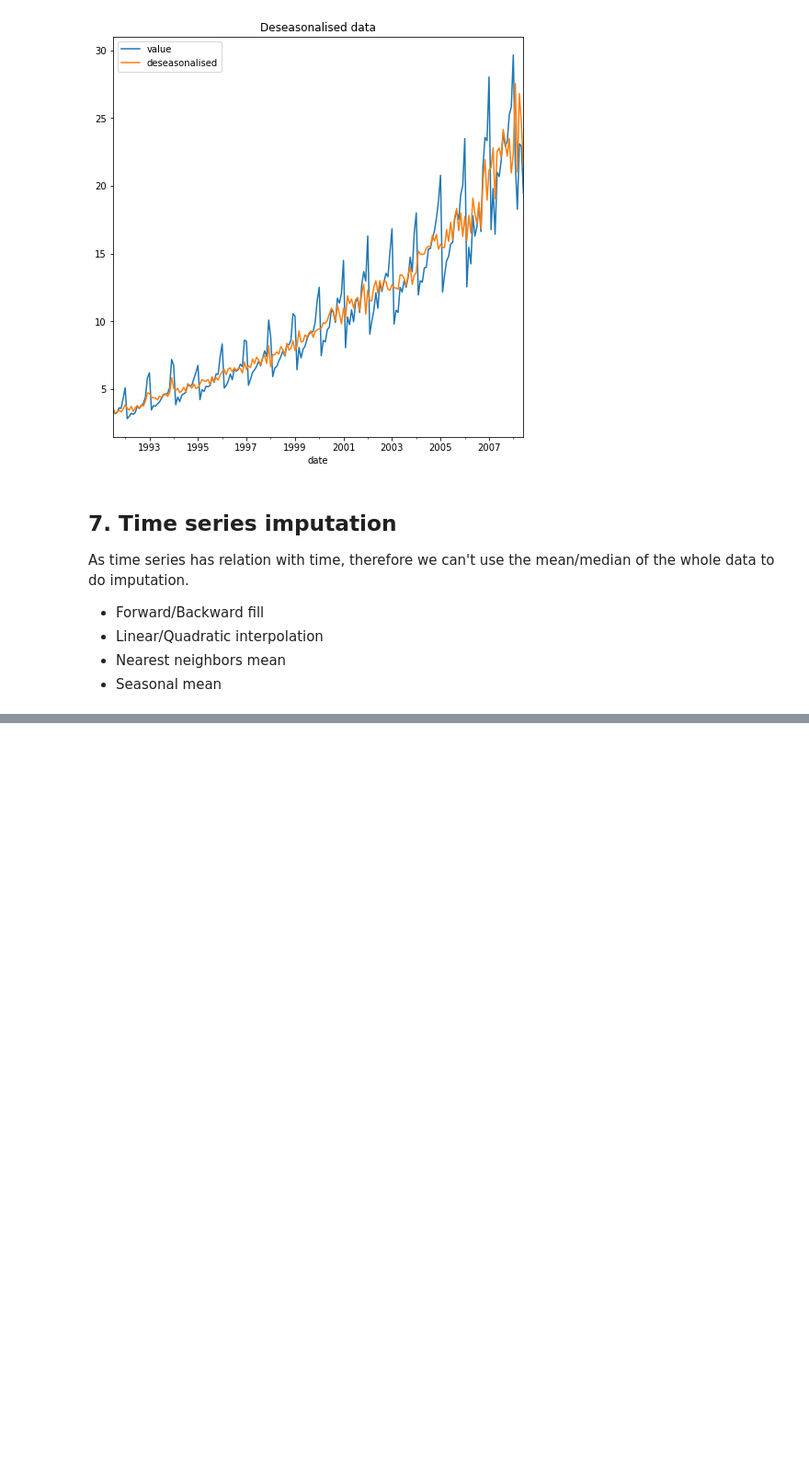
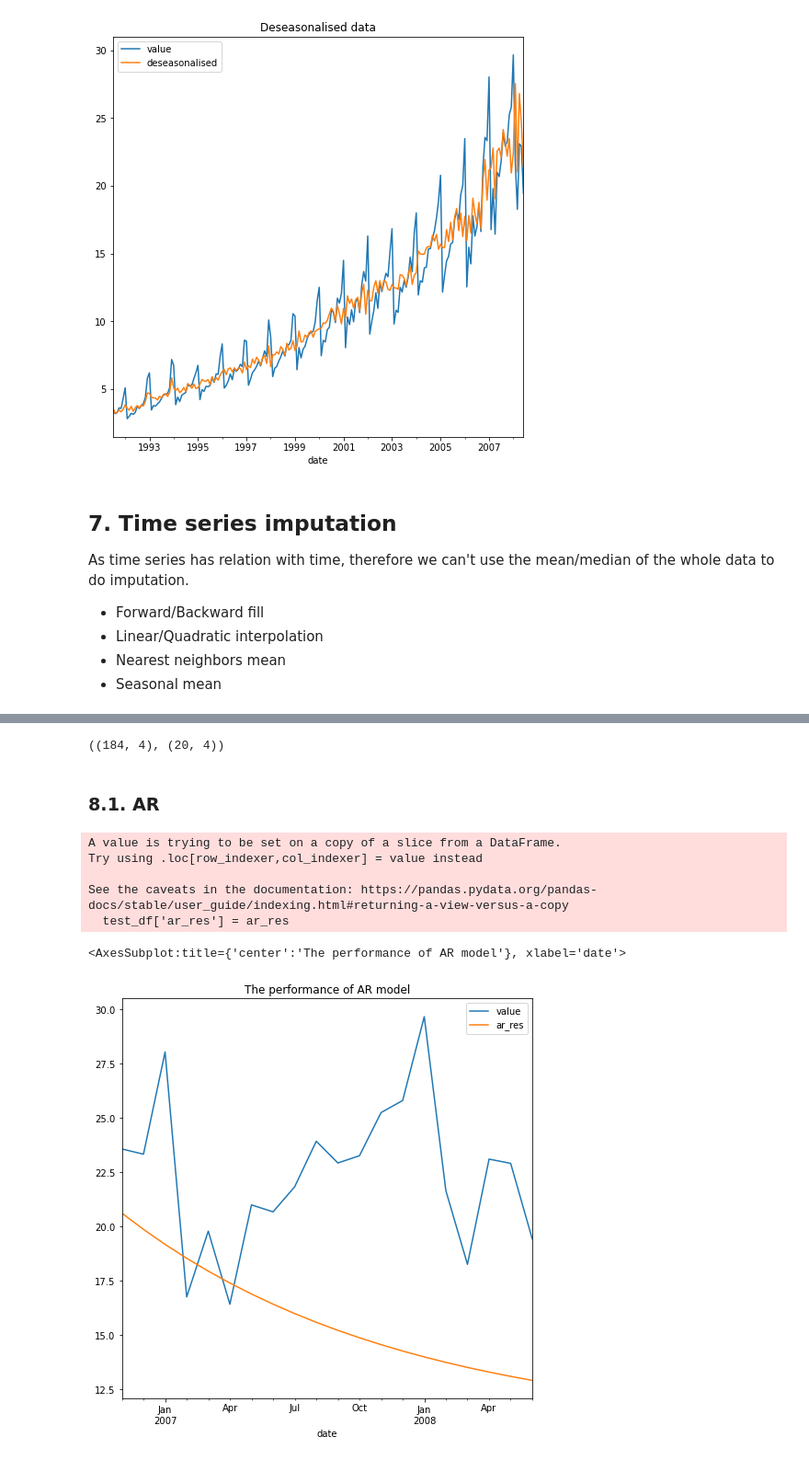
Before and after one commit to AaronOS0/machineLearning_cheatsheet, a Jupyter notebook: TimeSeries/ts_general.ipynb, the cells around one changed output, grey strips where cells are left out. Shown: that part at 92% size. Cells and saved outputs as stored; diff of their text form; code cells hidden in the pictures; blank space fills up the shorter version.

Commit message:
update models part

```diff
--- a/TimeSeries/ts_general.ipynb
+++ b/TimeSeries/ts_general.ipynb
@@ -222,0 +259,27 @@ As time series has relation with time, therefore we can't use the mean/median of
+# %%
+# Train/Test Split
+train_df = df.loc[:'2006-10-01', :]
+test_df = df.loc['2006-10-02':, :]
+train_df.shape, test_df.shape
+# %% [output]
+((184, 4), (20, 4))
+# %% [markdown]
+### 8.1. AR
+# %%
+from statsmodels.tsa.ar_model import AutoReg
+
+ar_model = AutoReg(train_df.value, lags=1).fit()
+ar_res = ar_model.predict('2006-10-02','2008-06-01')
+# %%
+test_df['ar_res'] = ar_res
+# %% [output]
+A value is trying to be set on a copy of a slice from a DataFrame.
+Try using .loc[row_indexer,col_indexer] = value instead
+
+See the caveats in the documentation: https://pandas.pydata.org/pandas-docs/stable/user_guide/indexing.html#returning-a-view-versus-a-copy
+  test_df['ar_res'] = ar_res
+# %%
+test_df[['value', 'ar_res']].plot(title="The performance of AR model")
+# %% [output]
+<AxesSubplot:title={'center':'The performance of AR model'}, xlabel='date'>
+[figure, added]
```
Also changed, not shown: parts of 11 cells of this notebook.
